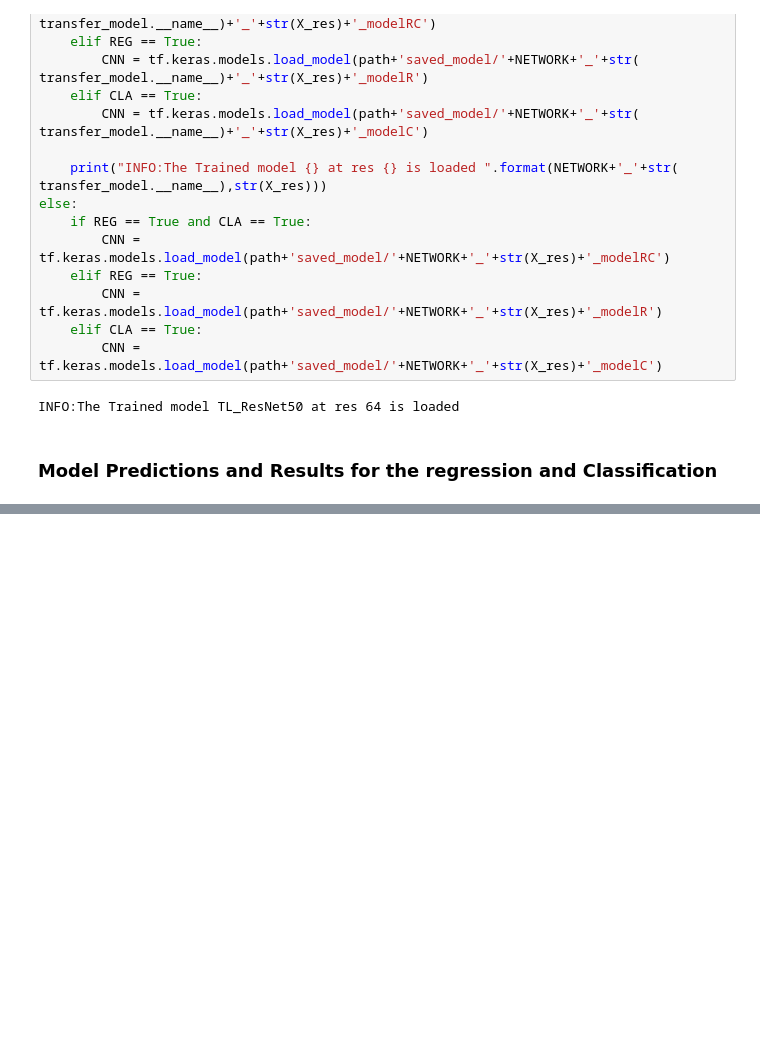
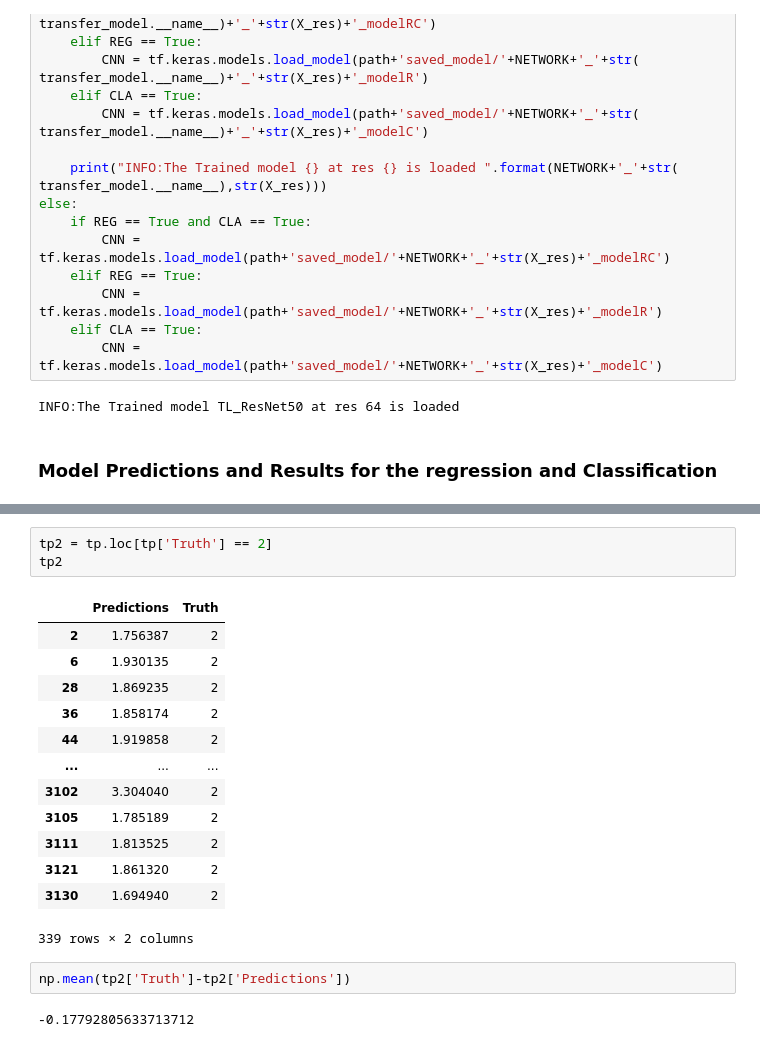
Before and after one commit to sauddy/DPNNet-3.0, a Jupyter notebook: DPNNet-RT-V6_SL.ipynb, the cells around one changed output, grey strips where cells are left out. Cells and saved outputs as stored; diff of their text form; blank space fills up the shorter version.

```diff
--- a/DPNNet-RT-V6_SL.ipynb
+++ b/DPNNet-RT-V6_SL.ipynb
@@ -726,0 +786,21 @@ KeyError: 'accuracy'
+# %%
+tp2 = tp.loc[tp['Truth'] == 2]
+tp2
+# %% [output]
+|  | Predictions | Truth |
+| 2 | 1.756387 | 2 |
+| 6 | 1.930135 | 2 |
+| 28 | 1.869235 | 2 |
+| 36 | 1.858174 | 2 |
+| 44 | 1.919858 | 2 |
+| ... | ... | ... |
+| 3102 | 3.304040 | 2 |
+| 3105 | 1.785189 | 2 |
+| 3111 | 1.813525 | 2 |
+| 3121 | 1.861320 | 2 |
+| 3130 | 1.694940 | 2 |
+339 rows × 2 columns
+# %%
+np.mean(tp2['Truth']-tp2['Predictions'])
+# %% [output]
+-0.17792805633713712
```
Also changed, not shown: parts of 15 cells of this notebook.
